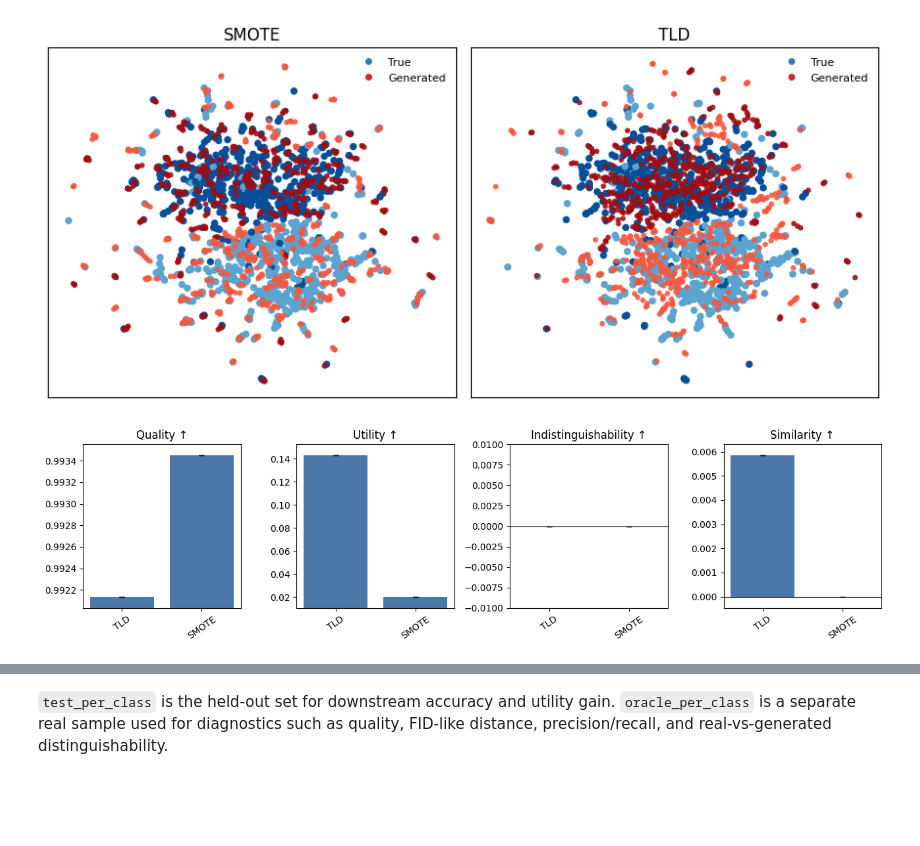
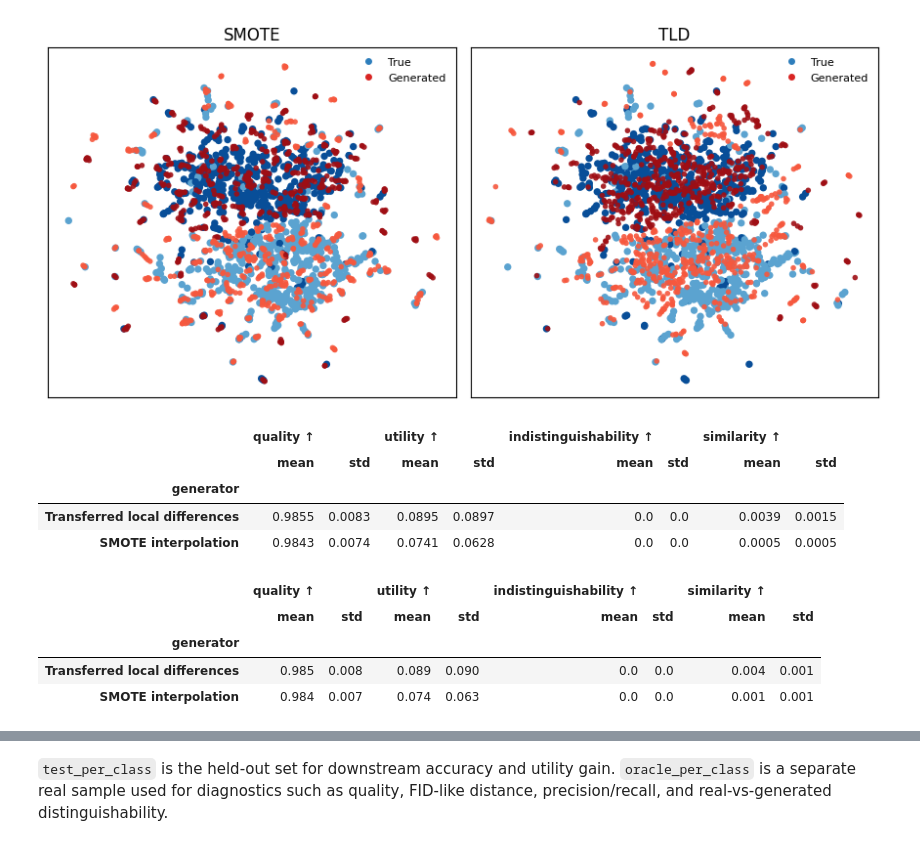
Before and after one commit to fabriziocosta/Utility, a Jupyter notebook: notebooks/mnist_utility.ipynb, the cells around one changed output, grey strips where cells are left out. Saved outputs shown, nothing was run; the diff lists cells and outputs as text; code cells hidden in the pictures; blank space fills up the shorter version.

```diff
--- a/notebooks/mnist_utility.ipynb
+++ b/notebooks/mnist_utility.ipynb
@@ -76,6 +83,27 @@ plot_mnist_umap(
 OMP: Info #276: omp_set_nested routine deprecated, please use omp_set_max_active_levels instead.
 [figure]
 # %%
-plot_metric_bars(result);
+results = run_mnist_many(
+    seeds,
+    mnist_config,
+    experiment_config,
+    include_noise_model=include_noise_model,
+)
+save_results_csv(results, "mnist_all_seeds", index=False)
+summary = summarize(results)
+save_results_csv(summary, "mnist_summary")
+label_metric_columns(summary).round(4)
 # %% [output]
-[figure, removed]
+|  | quality ↑ |  | utility ↑ |  | indistinguishability ↑ |  | similarity ↑ |  |
+|  | mean | std | mean | std | mean | std | mean | std |
+| generator |  |  |  |  |  |  |  |  |
+| Transferred local differences | 0.9855 | 0.0083 | 0.0895 | 0.0897 | 0.0 | 0.0 | 0.0039 | 0.0015 |
+| SMOTE interpolation | 0.9843 | 0.0074 | 0.0741 | 0.0628 | 0.0 | 0.0 | 0.0005 | 0.0005 |
+# %%
+label_metric_columns(summary).round(3)
+# %% [output]
+|  | quality ↑ |  | utility ↑ |  | indistinguishability ↑ |  | similarity ↑ |  |
+|  | mean | std | mean | std | mean | std | mean | std |
+| generator |  |  |  |  |  |  |  |  |
+| Transferred local differences | 0.985 | 0.008 | 0.089 | 0.090 | 0.0 | 0.0 | 0.004 | 0.001 |
+| SMOTE interpolation | 0.984 | 0.007 | 0.074 | 0.063 | 0.0 | 0.0 | 0.001 | 0.001 |
```
Also changed, not shown: parts of 5 cells of this notebook, 22 other files.
